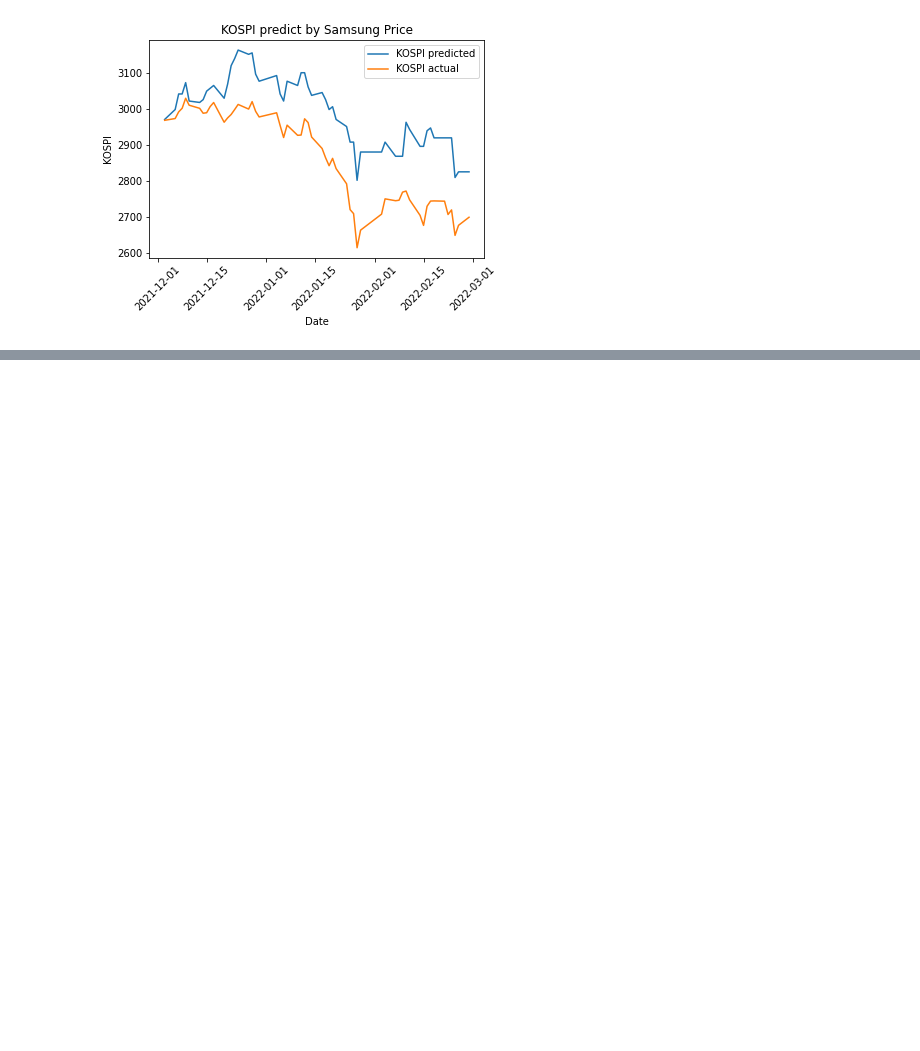
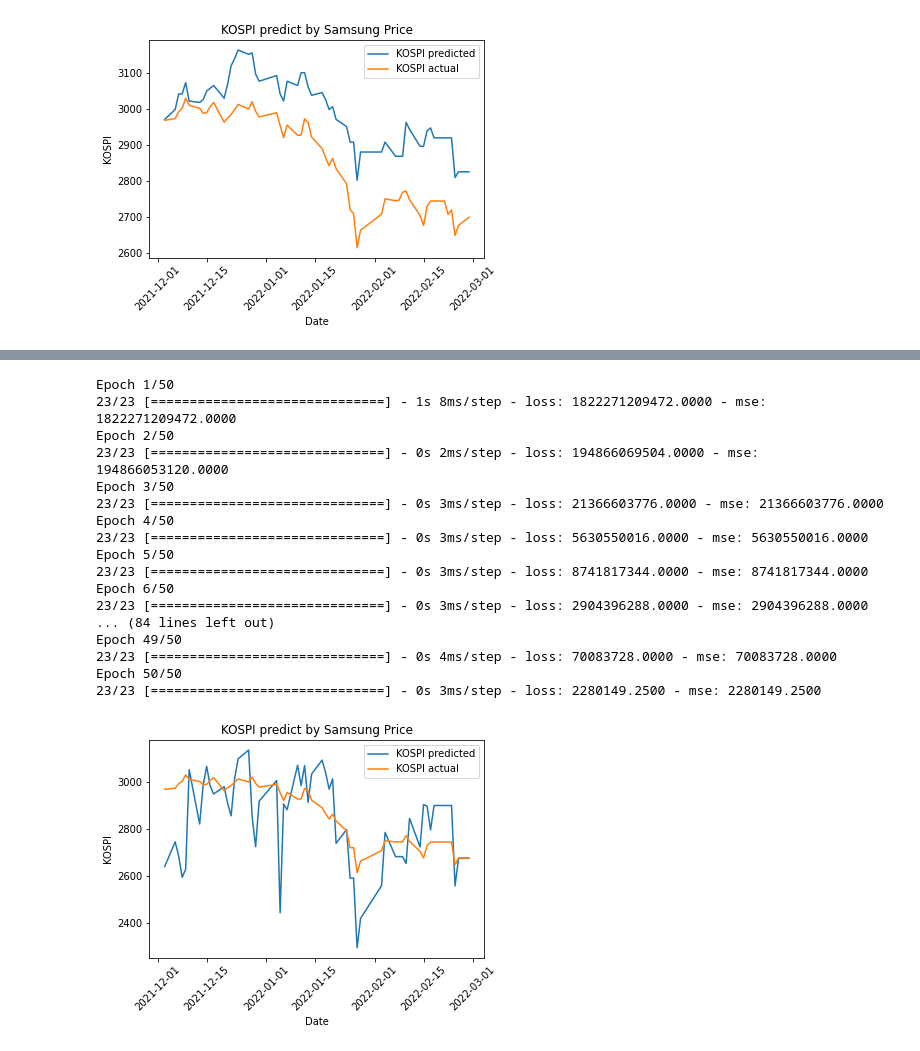
Before and after one commit to freejyb/fin_stats, a Jupyter notebook: tensorflow.ipynb, the cells around one changed output, grey strips where cells are left out. Cells and saved outputs as stored; diff of their text form; code cells hidden in the pictures; blank space fills up the shorter version.

```diff
--- a/tensorflow.ipynb
+++ b/tensorflow.ipynb
@@ -239,0 +321,6 @@ Epoch 100/100
+# %%
+import yfinance as yf
+
+# 삼성전자, KOSPI 데이터 불러오기
+stock_price = yf.download({'005930.KS','^KS11'}, '2021-01-01', '2022-03-01')
+stock_price
@@ -239,0 +344,74 @@ Epoch 100/100
+# %%
+# 거래량이 0인 값을 Nan값으로 변경
+stock_price.loc[stock_price['Volume']['005930.KS'] == 0] = np.nan
+
+# Nan 값 데이터를 ffill로 채워주기
+stock_price = stock_price.fillna(method='ffill')
+# %%
+import tensorflow as tf
+import numpy as np
+import pandas as pd
+from keras.callbacks import EarlyStopping
+from keras.callbacks import ModelCheckpoint
+
+tf.random.set_seed(2022)
+
+# 주가 데이터에서 80%는 훈련, 20%는 검증으로 나눔
+x1_train = stock_price['Close']['005930.KS'][:-57]
+x2_train = stock_price['Volume']['005930.KS'][:-57]
+y_train = stock_price['Close']['^KS11'][:-57]
+
+x1_test = stock_price['Close']['005930.KS'][-57:]
+x2_test = stock_price['Volume']['005930.KS'][-57:]
+y_test = stock_price['Close']['^KS11'][-57:]
+
+x_train = pd.concat([pd.DataFrame(x1_train),pd.DataFrame(x2_train)], axis=1)
+x_test = pd.concat([pd.DataFrame(x1_test),pd.DataFrame(x2_test)], axis=1)
+test = pd.concat([pd.DataFrame(x1_test),pd.DataFrame(x2_test),pd.DataFrame(y_test)], axis=1)
+
+# optimizer (최적화 함수 설정)
+adam = tf.keras.optimizers.Adam(learning_rate=0.01)
+# 최적의 성능을 내고, 30번동안 mse가 감소하는 경우가 없다면, 조기 종료 설정
+# es = EarlyStopping(monitor='mse', mode='min', patience=30)
+# 모형 mse가 가장 적은 model을 저장하는 부분
+# mc = ModelCheckpoint('best_model.h5', monitor='mse', mode='min', save_best_only=True)
+
+# 모델 형성 (input은 feature 2개, loss는 MSE로 설정, 반복회수 50번 시행)
+model = tf.keras.models.Sequential()
+model.add(tf.keras.layers.Dense(10, input_shape = (2,)))
+model.add(tf.keras.layers.Dense(5))
+model.add(tf.keras.layers.Dense(1))
+model.compile(loss='mean_squared_error', optimizer=adam, metrics=['mse'])
+model.fit(x_train,y_train,epochs=50, batch_size = 10) #, callbacks=[es, mc])
+
+# 모델 예측값 dataset 형성
+pred = pd.concat([test, pd.DataFrame(model.predict(x_test), index = test.index)], axis =1)
+
+# 모델 결과 출력
+plt.plot(pred[0], label='KOSPI predicted')
+plt.plot(pred['^KS11'], label='KOSPI actual')
+plt.title('KOSPI predict by Samsung Price')
+plt.legend()
+plt.xlabel('Date')
+plt.xticks(rotation = 45)
+plt.ylabel('KOSPI')
+plt.show()
+# %% [output]
+Epoch 1/50
+23/23 [==============================] - 1s 8ms/step - loss: 1822271209472.0000 - mse: 1822271209472.0000
+Epoch 2/50
+23/23 [==============================] - 0s 2ms/step - loss: 194866069504.0000 - mse: 194866053120.0000
+Epoch 3/50
+23/23 [==============================] - 0s 3ms/step - loss: 21366603776.0000 - mse: 21366603776.0000
+Epoch 4/50
+23/23 [==============================] - 0s 3ms/step - loss: 5630550016.0000 - mse: 5630550016.0000
+Epoch 5/50
+23/23 [==============================] - 0s 3ms/step - loss: 8741817344.0000 - mse: 8741817344.0000
+Epoch 6/50
+23/23 [==============================] - 0s 3ms/step - loss: 2904396288.0000 - mse: 2904396288.0000
+... (84 lines left out)
+Epoch 49/50
+23/23 [==============================] - 0s 4ms/step - loss: 70083728.0000 - mse: 70083728.0000
+Epoch 50/50
+23/23 [==============================] - 0s 3ms/step - loss: 2280149.2500 - mse: 2280149.2500
+[figure, added]
```
Also changed, not shown: parts of 12 cells of this notebook.
